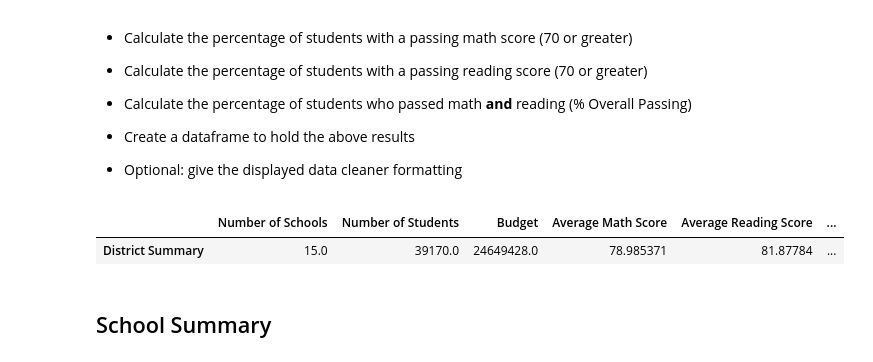
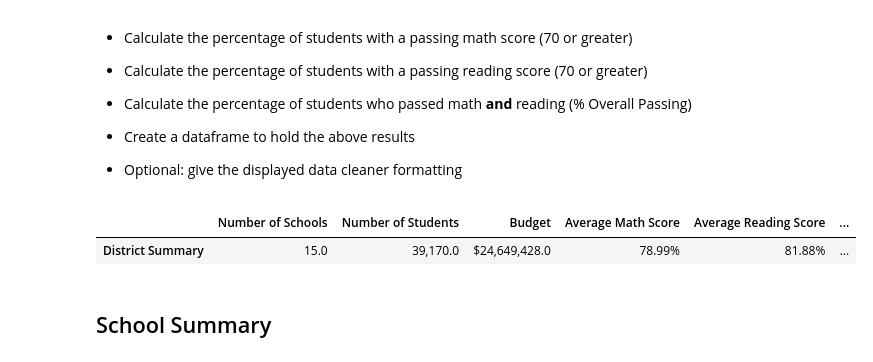
Before and after one commit to BananasFoster623/pandas-challenge, a Jupyter notebook: PyCitySchools/PyCitySchools.ipynb, the cells around one changed output. Cells and saved outputs as stored; diff of their text form; code cells hidden in the pictures.

```diff
--- a/PyCitySchools/PyCitySchools.ipynb
+++ b/PyCitySchools/PyCitySchools.ipynb
@@ -77,18 +77,18 @@ mathPass = completedf.loc[completedf["math_score"] >= 70, ['reading_score']]
 outputdf['% Passing Both'][0] = 100 * (mathPass.loc[mathPass["reading_score"] >= 70, ['reading_score']].count() / studentCount)
 # %%
 # Perform the format mappings and output
-# outputdf['Number of Students'] = outputdf['Number of Students'].map("{:,}".format)
-# outputdf['Budget'] = outputdf['Budget'].map("${:,}".format)
-# outputdf['Average Math Score'] = outputdf['Average Math Score'].map("{:.2f}%".format)
-# outputdf['Average Reading Score'] = outputdf['Average Reading Score'].map("{:.2f}%".format)
-# outputdf['% Passing Math'] = outputdf['% Passing Math'].map("{:.2f}%".format)
-# outputdf['% Passing Reading'] = outputdf['% Passing Reading'].map("{:.2f}%".format)
-# outputdf['% Passing Both'] = outputdf['% Passing Both'].map("{:.2f}%".format)
+outputdf['Number of Students'] = outputdf['Number of Students'].map("{:,}".format)
+outputdf['Budget'] = outputdf['Budget'].map("${:,}".format)
+outputdf['Average Math Score'] = outputdf['Average Math Score'].map("{:.2f}%".format)
+outputdf['Average Reading Score'] = outputdf['Average Reading Score'].map("{:.2f}%".format)
+outputdf['% Passing Math'] = outputdf['% Passing Math'].map("{:.2f}%".format)
+outputdf['% Passing Reading'] = outputdf['% Passing Reading'].map("{:.2f}%".format)
+outputdf['% Passing Both'] = outputdf['% Passing Both'].map("{:.2f}%".format)
 
 outputdf
 # %% [output]
 |  | Number of Schools | Number of Students | Budget | Average Math Score | Average Reading Score | ... |
-| District Summary | 15.0 | 39170.0 | 24649428.0 | 78.985371 | 81.87784 | ... |
+| District Summary | 15.0 | 39,170.0 | $24,649,428.0 | 78.99% | 81.88% | ... |
 # %% [markdown]
 ## School Summary
 # %% [markdown]
```
Also changed, not shown: parts of 18 cells of this notebook.
